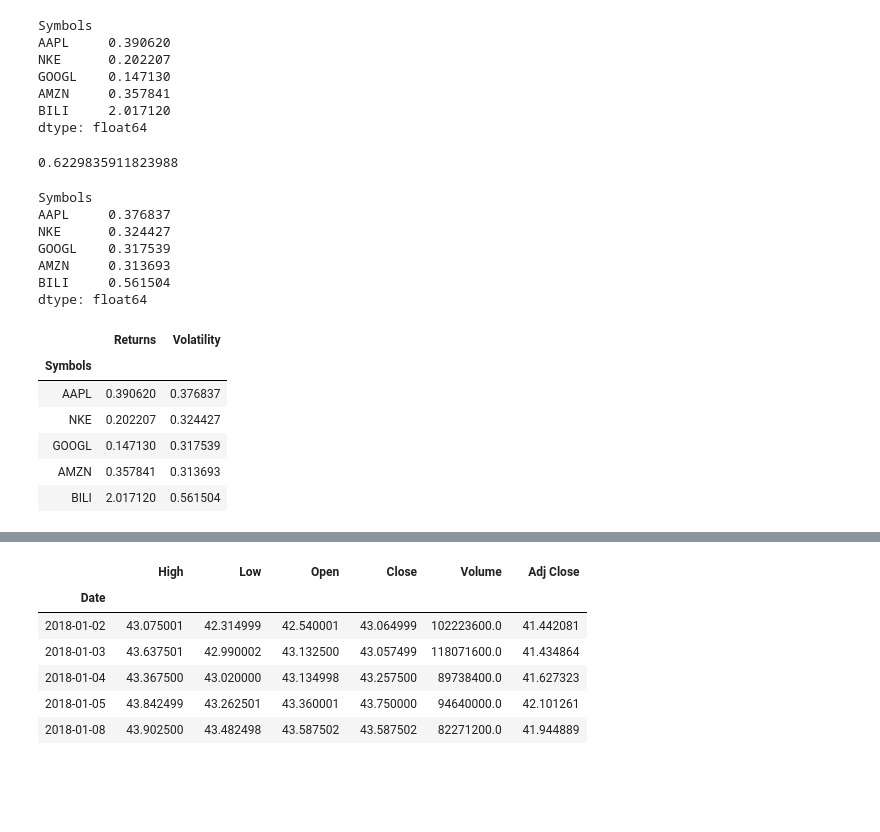
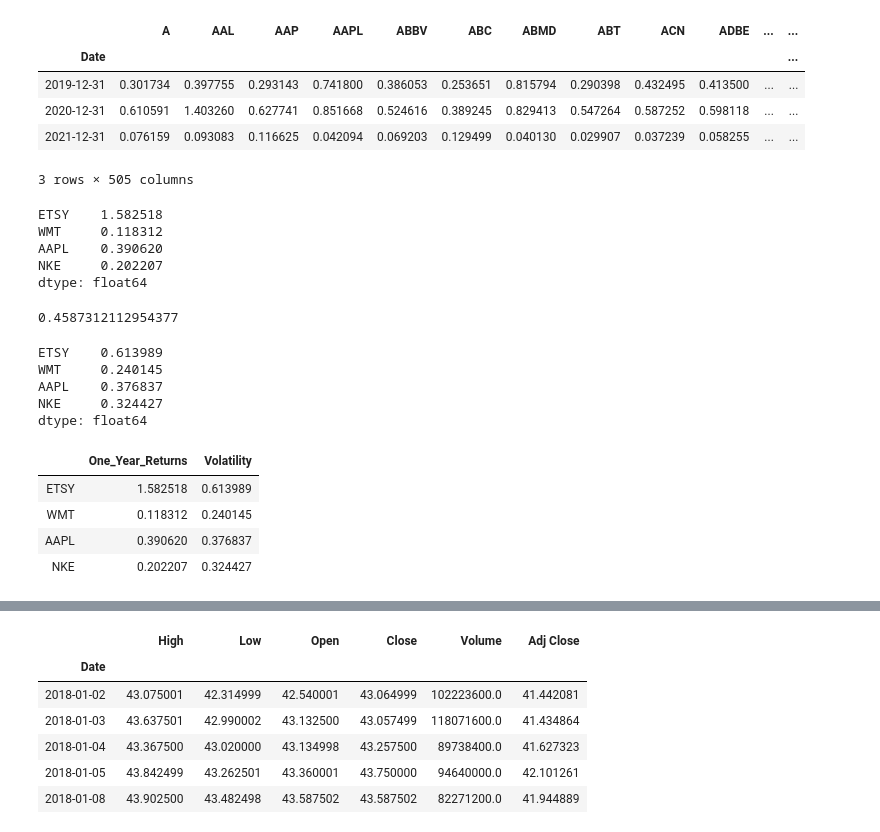
Before and after one commit to shawn0808/stock_portfolio_optimization, a Jupyter notebook: stock_portfolio_management.ipynb, the cells around one changed output, grey strips where cells are left out. Drawn from its saved outputs; the diff is of its cells as text; code cells hidden in the pictures; blank space fills up the shorter version.

```diff
--- a/stock_portfolio_management.ipynb
+++ b/stock_portfolio_management.ipynb
@@ -0,0 +1,19 @@
+# %%
+import bs4 as bs
+import requests
+import yfinance as yf
+import datetime
+
+resp = requests.get('http://en.wikipedia.org/wiki/List_of_S%26P_500_companies')
+soup = bs.BeautifulSoup(resp.text, 'lxml')
+table = soup.find('table', {'class': 'wikitable sortable'})
+tickers = []
+for row in table.findAll('tr')[1:]:
+    ticker = row.findAll('td')[0].text
+    tickers.append(ticker)
+
+tickers = [s.replace('\n', '') for s in tickers]
+start = datetime.datetime(2019,1,1)
+end = datetime.datetime(2021,1,18)
+df= yf.download(tickers, start=start, end=end)
+print(df)
@@ -3,6 +39,2 @@ import pandas_datareader.data as web
 import numpy as np
 import pandas as pd
-# %%
-df = web.DataReader(['AAPL', 'NKE', 'GOOGL', 'AMZN', 'BILI'], 'yahoo', start='2019/01/01', end='2021/01/15')
-df = df['Adj Close']
-df
@@ -53,46 +156,53 @@ port_var
+# %%
+# calculate (max-min)/mean as a way to measure volatility
+(df.resample('Y').max()-df.resample('Y').min())/df.resample('Y').mean()
+# %% [output]
+|  | A | AAL | AAP | AAPL | ABBV | ABC | ABMD | ABT | ACN | ADBE | ... | ... |
+| Date |  |  |  |  |  |  |  |  |  |  |  | ... |
+| 2019-12-31 | 0.301734 | 0.397755 | 0.293143 | 0.741800 | 0.386053 | 0.253651 | 0.815794 | 0.290398 | 0.432495 | 0.413500 | ... | ... |
+| 2020-12-31 | 0.610591 | 1.403260 | 0.627741 | 0.851668 | 0.524616 | 0.389245 | 0.829413 | 0.547264 | 0.587252 | 0.598118 | ... | ... |
+| 2021-12-31 | 0.076159 | 0.093083 | 0.116625 | 0.042094 | 0.069203 | 0.129499 | 0.040130 | 0.029907 | 0.037239 | 0.058255 | ... | ... |
+3 rows × 505 columns
+# %%
+# picking my stocks
+df =df[['ETSY','WMT','AAPL','NKE']]
 # %%
 # Yearly returns for individual companies
 ind_er = df.resample('Y').last().pct_change().mean()
 ind_er
 # %% [output]
-Symbols
-AAPL     0.390620
-NKE      0.202207
-GOOGL    0.147130
-AMZN     0.357841
-BILI     2.017120
+ETSY    1.582518
+WMT     0.118312
+AAPL    0.390620
+NKE     0.202207
 dtype: float64
 # %%
 # Portfolio returns
-w = [0.2, 0.2, 0.2, 0.2, 0.2]
+w = [0.2, 0.2, 0.2, 0.2]
 port_er = (w*ind_er).sum()
 port_er
 # %% [output]
-0.6229835911823988
+0.4587312112954377
 # %%
 # Volatility is given by the annual standard deviation. We multiply by 250 because there are 250 trading days/year.
 ann_sd = df.pct_change().apply(lambda x: np.log(1+x)).std().apply(lambda x: x*np.sqrt(250))
 ann_sd
 # %% [output]
-Symbols
-AAPL     0.376837
-NKE      0.324427
-GOOGL    0.317539
-AMZN     0.313693
-BILI     0.561504
+ETSY    0.613989
+WMT     0.240145
+AAPL    0.376837
+NKE     0.324427
 dtype: float64
 # %%
 assets = pd.concat([ind_er, ann_sd], axis=1) # Creating a table for visualising returns and volatility of assets
-assets.columns = ['Returns', 'Volatility']
+assets.columns = ['One_Year_Returns', 'Volatility']
 assets
 # %% [output]
-|  | Returns | Volatility |
-| Symbols |  |  |
+|  | One_Year_Returns | Volatility |
+| ETSY | 1.582518 | 0.613989 |
+| WMT | 0.118312 | 0.240145 |
 | AAPL | 0.390620 | 0.376837 |
 | NKE | 0.202207 | 0.324427 |
-| GOOGL | 0.147130 | 0.317539 |
-| AMZN | 0.357841 | 0.313693 |
-| BILI | 2.017120 | 0.561504 |
 # %%
 p_ret = [] # Define an empty array for portfolio returns
 p_vol = [] # Define an empty array for portfolio volatility
```
Also changed, not shown: parts of 30 cells of this notebook.
